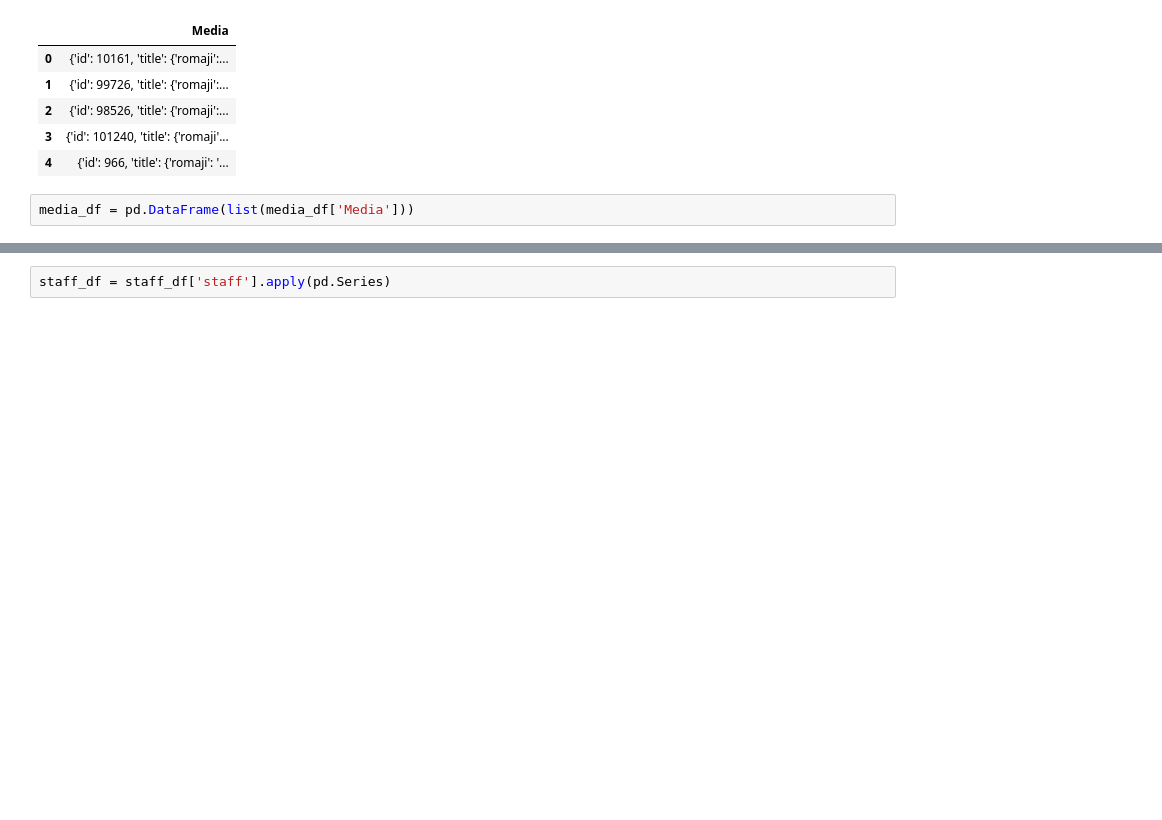
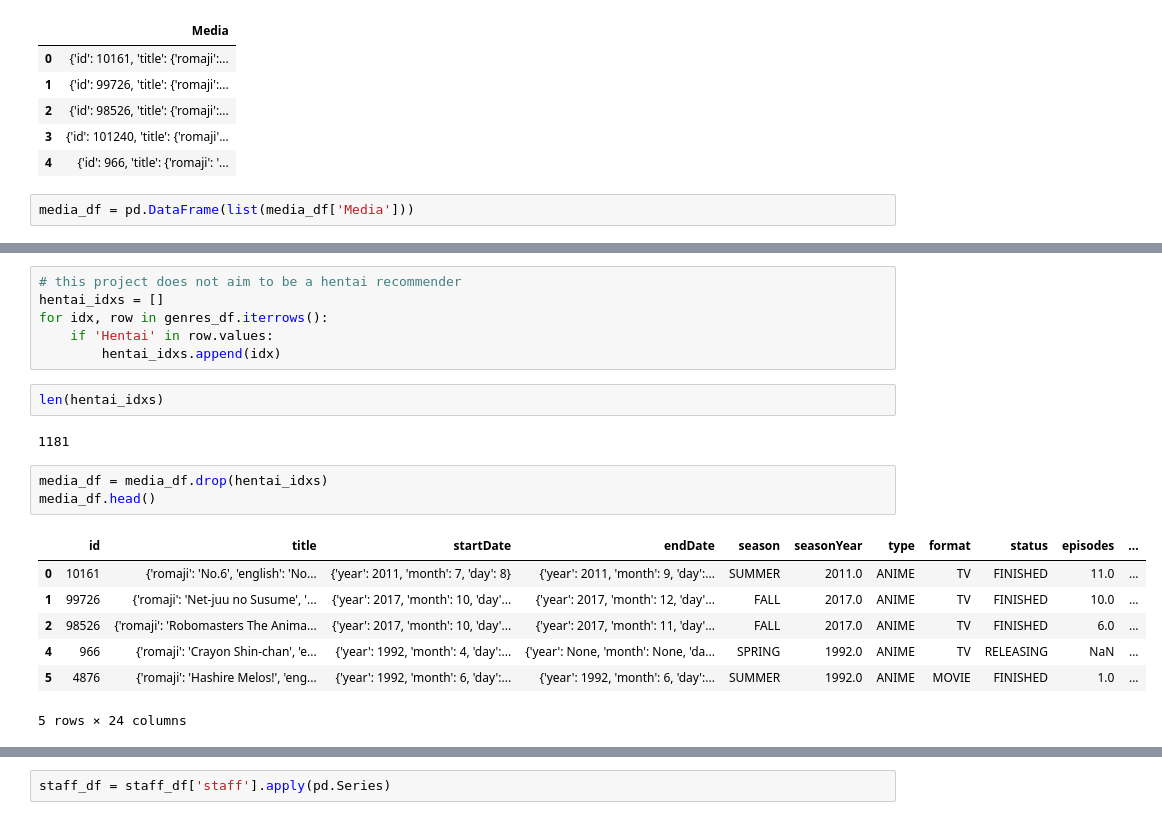
Before and after one commit to sn-ekstrand/content-based-anime-recommender, a Jupyter notebook: data_cleaning.ipynb, the cells around one changed output, grey strips where cells are left out. Saved outputs shown, nothing was run; the diff lists cells and outputs as text; blank space fills up the shorter version.

```diff
--- a/data_cleaning.ipynb
+++ b/data_cleaning.ipynb
@@ -130,0 +150,21 @@ media_df = pd.DataFrame(list(media_df['Media']))
+# %%
+# this project does not aim to be a hentai recommender
+hentai_idxs = []
+for idx, row in genres_df.iterrows():
+    if 'Hentai' in row.values:
+        hentai_idxs.append(idx)
+# %%
+len(hentai_idxs)
+# %% [output]
+1181
+# %%
+media_df = media_df.drop(hentai_idxs)
+media_df.head()
+# %% [output]
+|  | id | title | startDate | endDate | season | seasonYear | type | format | status | episodes | ... |
+| 0 | 10161 | {'romaji': 'No.6', 'english': 'No... | {'year': 2011, 'month': 7, 'day': 8} | {'year': 2011, 'month': 9, 'day':... | SUMMER | 2011.0 | ANIME | TV | FINISHED | 11.0 | ... |
+| 1 | 99726 | {'romaji': 'Net-juu no Susume', '... | {'year': 2017, 'month': 10, 'day'... | {'year': 2017, 'month': 12, 'day'... | FALL | 2017.0 | ANIME | TV | FINISHED | 10.0 | ... |
+| 2 | 98526 | {'romaji': 'Robomasters The Anima... | {'year': 2017, 'month': 10, 'day'... | {'year': 2017, 'month': 11, 'day'... | FALL | 2017.0 | ANIME | TV | FINISHED | 6.0 | ... |
+| 4 | 966 | {'romaji': 'Crayon Shin-chan', 'e... | {'year': 1992, 'month': 4, 'day':... | {'year': None, 'month': None, 'da... | SPRING | 1992.0 | ANIME | TV | RELEASING | NaN | ... |
+| 5 | 4876 | {'romaji': 'Hashire Melos!', 'eng... | {'year': 1992, 'month': 6, 'day':... | {'year': 1992, 'month': 6, 'day':... | SUMMER | 1992.0 | ANIME | MOVIE | FINISHED | 1.0 | ... |
+5 rows × 24 columns
```
Also changed, not shown: parts of 38 cells of this notebook.
